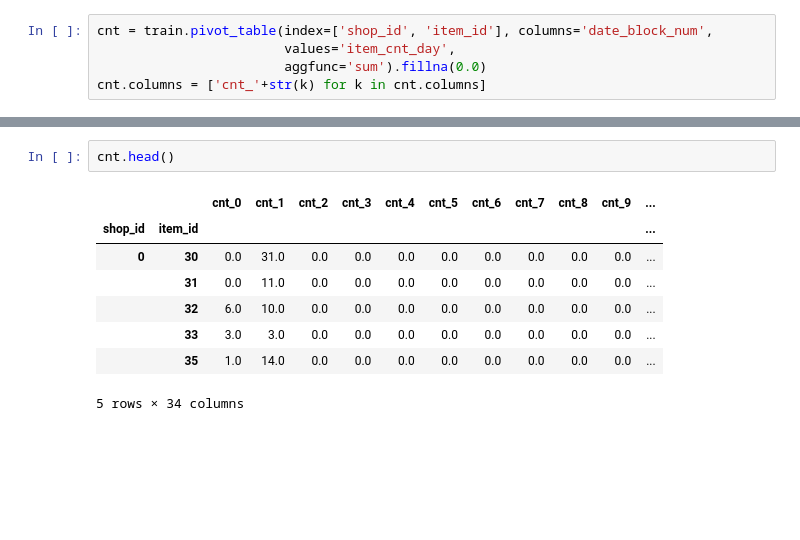
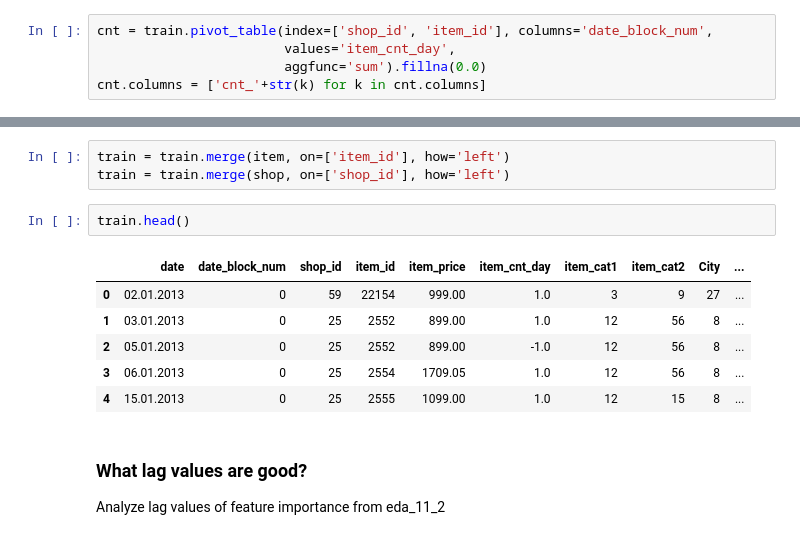
Before and after one commit to LiYan1988/predict_future_sales, a Jupyter notebook: eda_11_3.ipynb, the cells around one changed output, grey strips where cells are left out. Saved outputs shown, nothing was run; the diff lists cells and outputs as text; blank space fills up the shorter version.

Commit message:
analyze important features

```diff
--- a/eda_11_3.ipynb
+++ b/eda_11_3.ipynb
@@ -338,11 +122,16 @@ cnt.replace(0, 1).shift(axis=1, periods=1)
+# %%
+train = train.merge(item, on=['item_id'], how='left')
+train = train.merge(shop, on=['shop_id'], how='left')
 # %%
-cnt.head()
+train.head()
 # %% [output]
-|  |  | cnt_0 | cnt_1 | cnt_2 | cnt_3 | cnt_4 | cnt_5 | cnt_6 | cnt_7 | cnt_8 | cnt_9 | ... |
-| shop_id | item_id |  |  |  |  |  |  |  |  |  |  | ... |
-| 0 | 30 | 0.0 | 31.0 | 0.0 | 0.0 | 0.0 | 0.0 | 0.0 | 0.0 | 0.0 | 0.0 | ... |
-|  | 31 | 0.0 | 11.0 | 0.0 | 0.0 | 0.0 | 0.0 | 0.0 | 0.0 | 0.0 | 0.0 | ... |
-|  | 32 | 6.0 | 10.0 | 0.0 | 0.0 | 0.0 | 0.0 | 0.0 | 0.0 | 0.0 | 0.0 | ... |
-|  | 33 | 3.0 | 3.0 | 0.0 | 0.0 | 0.0 | 0.0 | 0.0 | 0.0 | 0.0 | 0.0 | ... |
-|  | 35 | 1.0 | 14.0 | 0.0 | 0.0 | 0.0 | 0.0 | 0.0 | 0.0 | 0.0 | 0.0 | ... |
+|  | date | date_block_num | shop_id | item_id | item_price | item_cnt_day | item_cat1 | item_cat2 | City | ... |
+| 0 | 02.01.2013 | 0 | 59 | 22154 | 999.00 | 1.0 | 3 | 9 | 27 | ... |
+| 1 | 03.01.2013 | 0 | 25 | 2552 | 899.00 | 1.0 | 12 | 56 | 8 | ... |
+| 2 | 05.01.2013 | 0 | 25 | 2552 | 899.00 | -1.0 | 12 | 56 | 8 | ... |
+| 3 | 06.01.2013 | 0 | 25 | 2554 | 1709.05 | 1.0 | 12 | 56 | 8 | ... |
+| 4 | 15.01.2013 | 0 | 25 | 2555 | 1099.00 | 1.0 | 12 | 15 | 8 | ... |
-5 rows × 34 columns
+# %% [markdown]
+### What lag values are good?
+
+Analyze lag values of feature importance from eda_11_2
```
Also changed, not shown: parts of 27 cells of this notebook.
